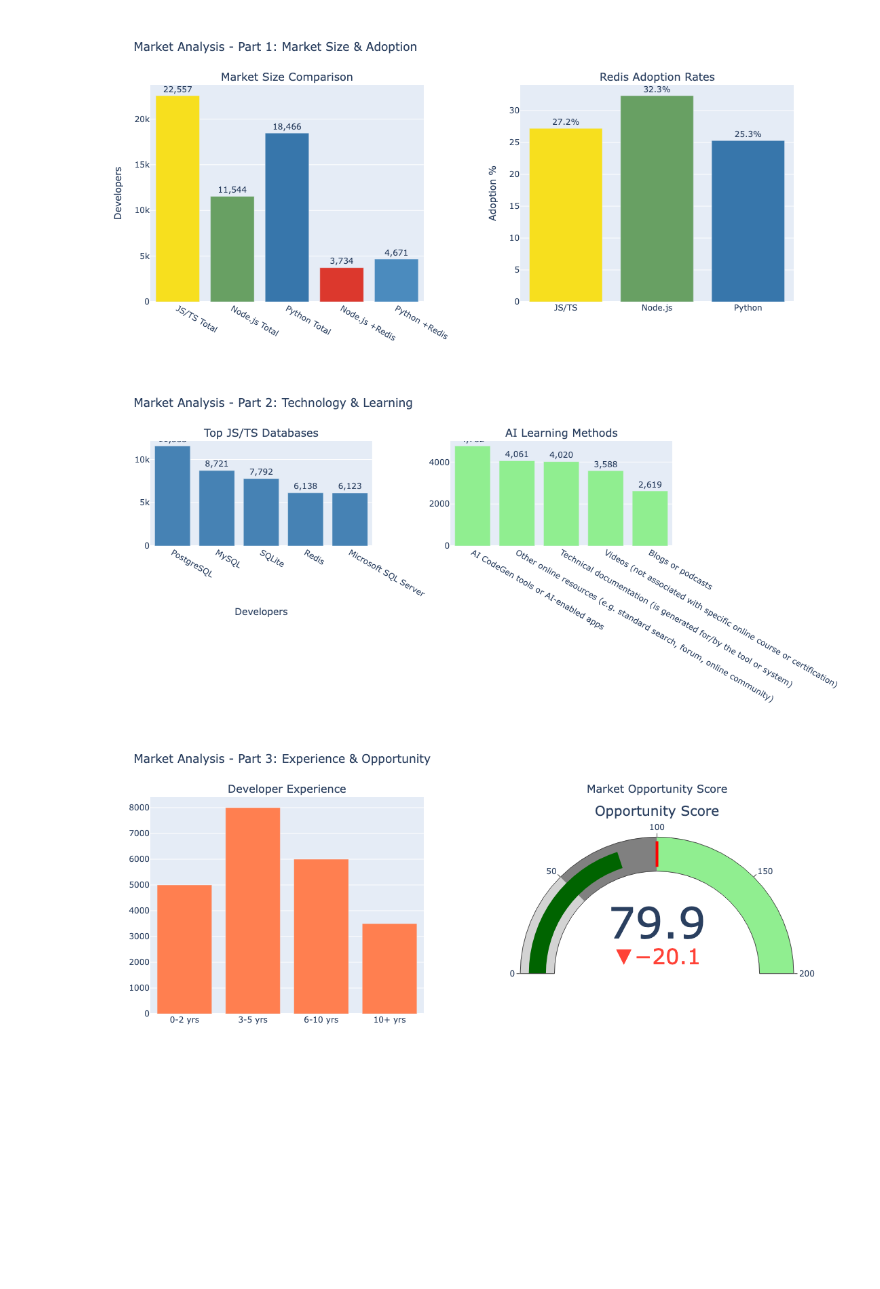
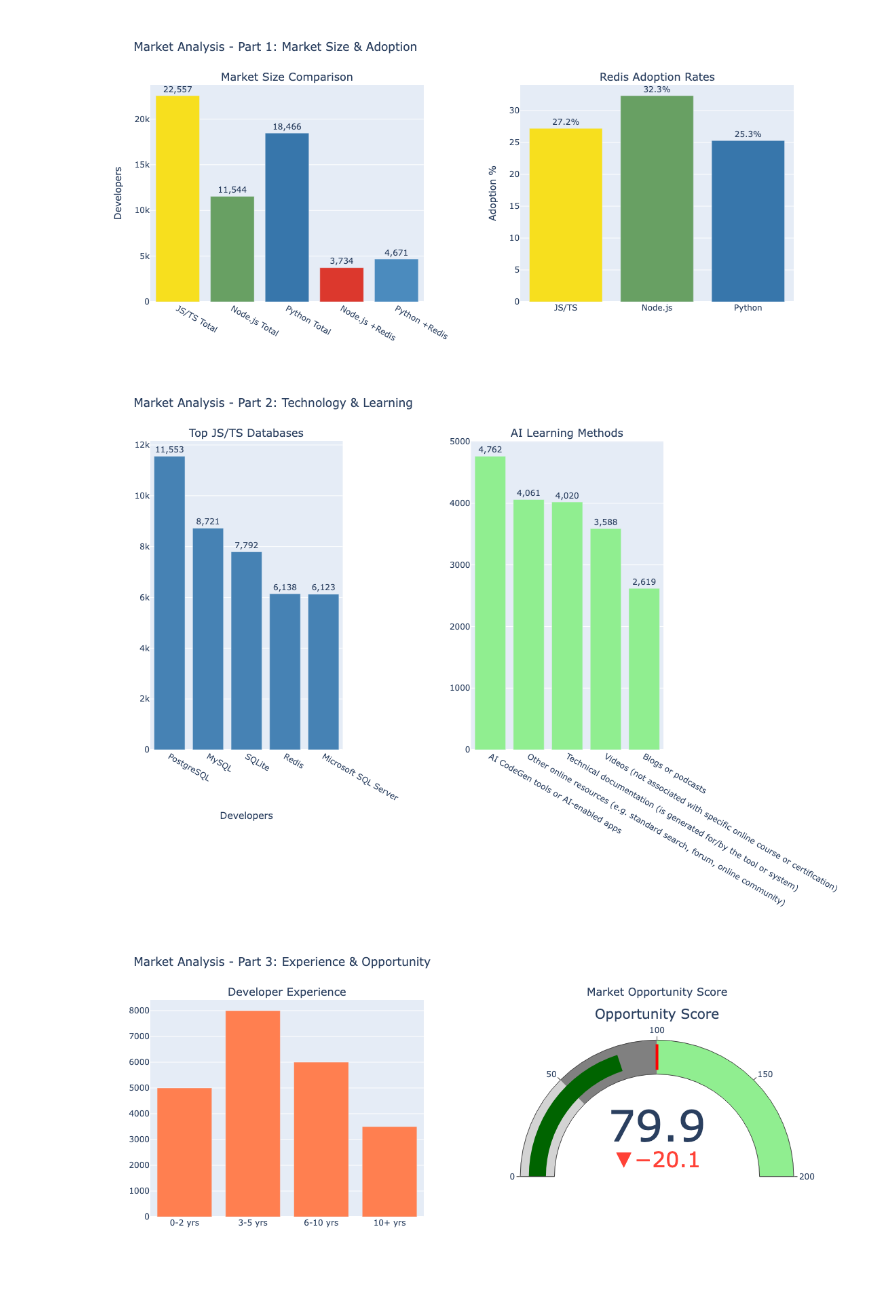
Before and after one commit to booleanhunter/redisvl-for-javascript-dev-ecosystem-research, a Jupyter notebook: stackoverflow-2025-survey-analysis.ipynb, the cells around one changed output. Saved outputs shown, nothing was run; the diff lists cells and outputs as text; code cells hidden in the pictures; blank space fills up the shorter version.

```diff
--- a/stackoverflow-2025-survey-analysis.ipynb
+++ b/stackoverflow-2025-survey-analysis.ipynb
@@ -1259,37 +1259,37 @@ import plotly.graph_objects as go
 
 fig = make_subplots(
     rows=1, cols=2,
-    horizontal_spacing=0.15,
+    horizontal_spacing=0.25,
     subplot_titles=('Top JS/TS Databases', 'AI Learning Methods')
 )
 
 # 1. Top JS/TS databases
 top_5_dbs = js_ts_db_df.head(5)
 fig.add_trace(go.Bar(x=top_5_dbs['Database'], y=top_5_dbs['Currently Use'],
                      orientation='v', marker_color='steelblue',
                      text=[f'{c:,}' for c in top_5_dbs['Currently Use']],
                      textposition='outside', showlegend=False), row=1, col=1)
 
 # 2. AI Learning Methods (if available)
 if 'AILearnHow' in df.columns:
     all_methods_nodejs = []
     for val in nodejs_developers['AILearnHow'].dropna():
         methods = [m.strip() for m in str(val).split(';')]
         all_methods_nodejs.extend(methods)
     from collections import Counter
     nodejs_methods = Counter(all_methods_nodejs)
     top_5_methods = nodejs_methods.most_common(5)
     methods_df = pd.DataFrame(top_5_methods, columns=['Method', 'Count'])
     fig.add_trace(go.Bar(x=methods_df['Method'], y=methods_df['Count'],
                          orientation='v', marker_color='lightgreen',
                          text=[f'{c:,}' for c in methods_df['Count']],
                          textposition='outside', showlegend=False), row=1, col=2)
 
-fig.update_layout(height=500, showlegend=False, title_text="Market Analysis - Part 2: Technology & Learning")
+fig.update_layout(height=800, showlegend=False, title_text="Market Analysis - Part 2: Technology & Learning")
 fig.update_xaxes(title_text="Developers", row=1, col=1)
 fig.show()
 # %% [output]
-[figure, old version]
+[figure, new version]
 # %%
 # Create a comprehensive summary visualization with Plotly - Part 3
 from plotly.subplots import make_subplots
```
Also changed, not shown: 9 other files.
